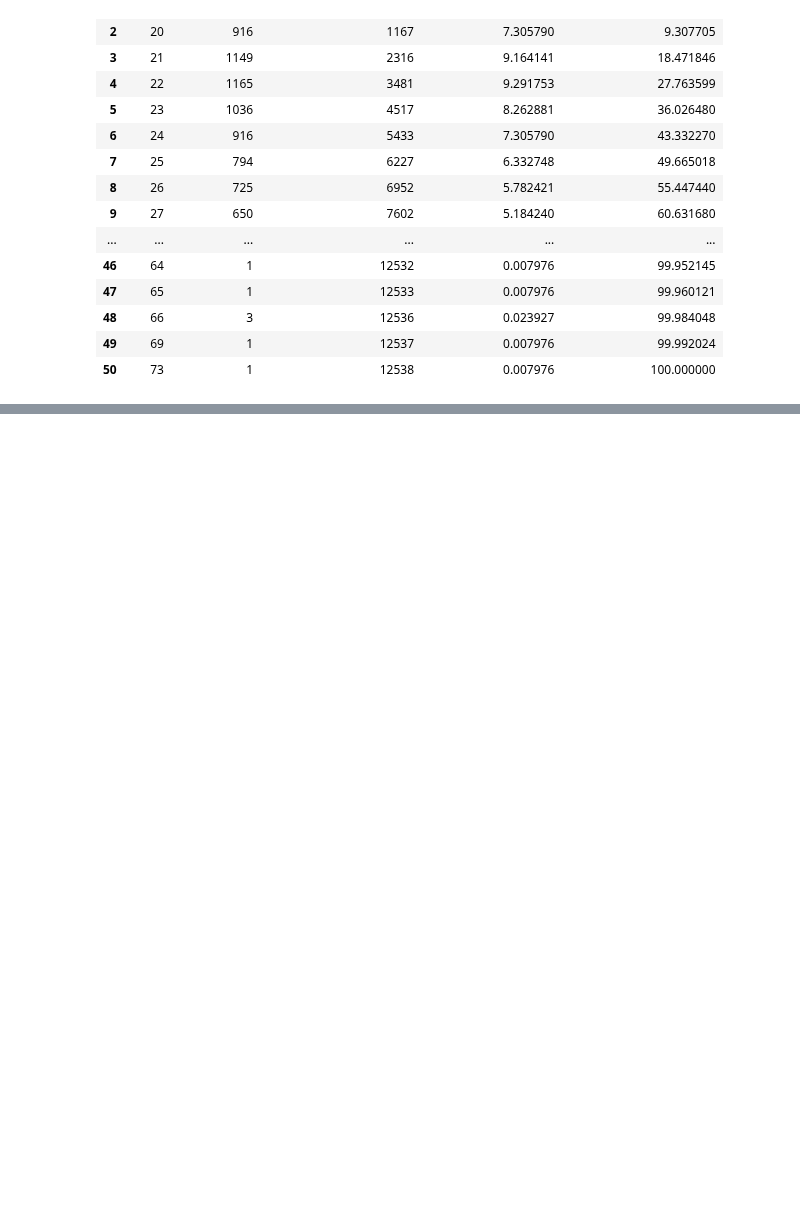
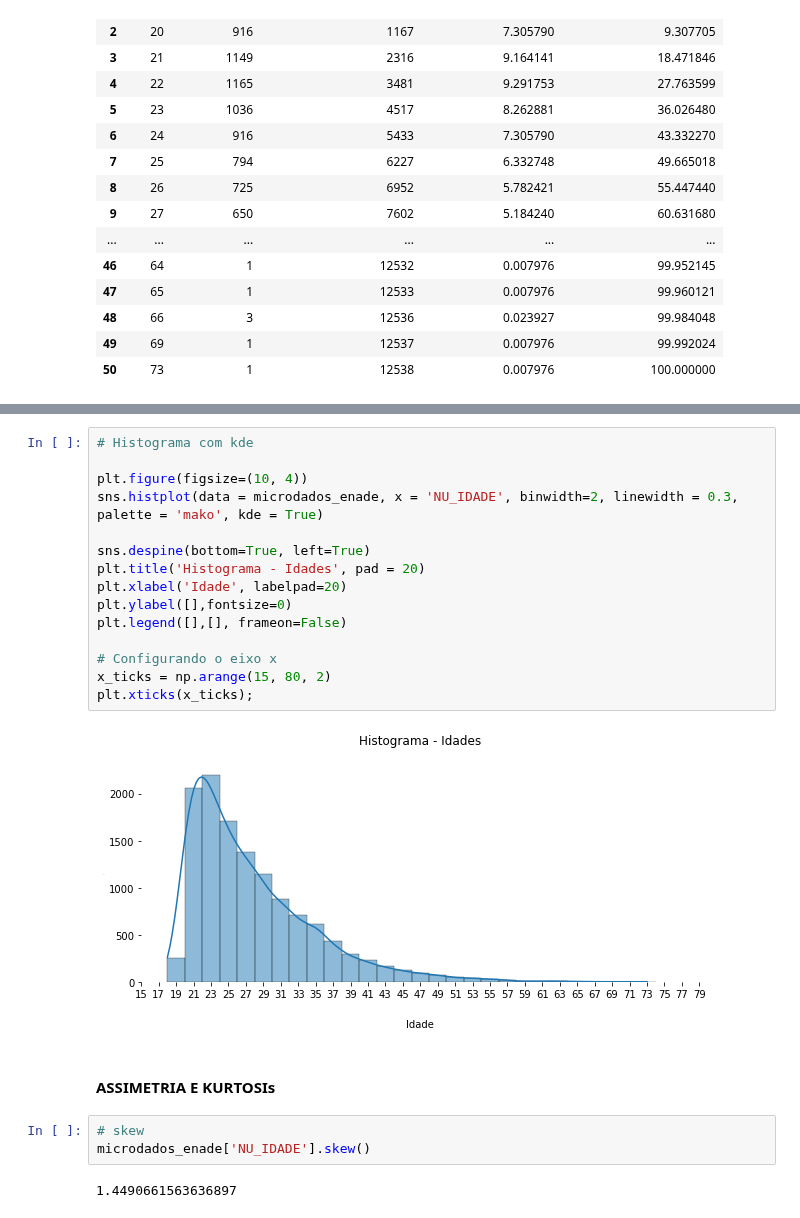
Before and after one commit to daianeklein/cursos-bootcamps, a Jupyter notebook: Projeto-INEP/Projeto-INEP.ipynb, the cells around one changed output, grey strips where cells are left out. Cells and saved outputs as stored; diff of their text form; blank space fills up the shorter version.

```diff
--- a/Projeto-INEP/Projeto-INEP.ipynb
+++ b/Projeto-INEP/Projeto-INEP.ipynb
@@ -600,0 +658,24 @@ tabela_frequencias
+# %%
+# Histograma com kde
+
+plt.figure(figsize=(10, 4))
+sns.histplot(data = microdados_enade, x = 'NU_IDADE', binwidth=2, linewidth = 0.3, palette = 'mako', kde = True)
+
+sns.despine(bottom=True, left=True)
+plt.title('Histograma - Idades', pad = 20)
+plt.xlabel('Idade', labelpad=20)
+plt.ylabel([],fontsize=0)
+plt.legend([],[], frameon=False)
+
+# Configurando o eixo x
+x_ticks = np.arange(15, 80, 2)
+plt.xticks(x_ticks);
+# %% [output]
+[figure, added]
+# %% [markdown]
+#### ASSIMETRIA E KURTOSIs
+# %%
+# skew
+microdados_enade['NU_IDADE'].skew()
+# %% [output]
+1.4490661563636897
```
Also changed, not shown: parts of 25 cells of this notebook.
